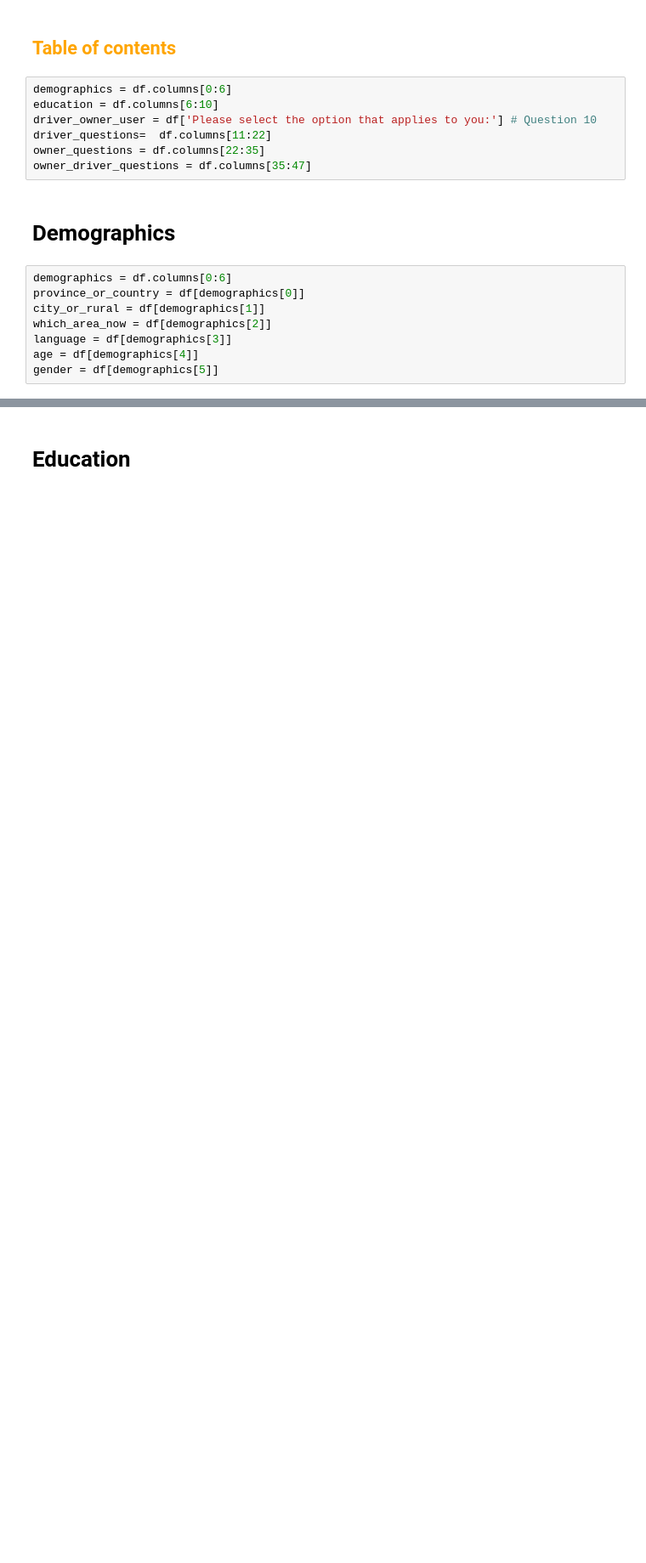
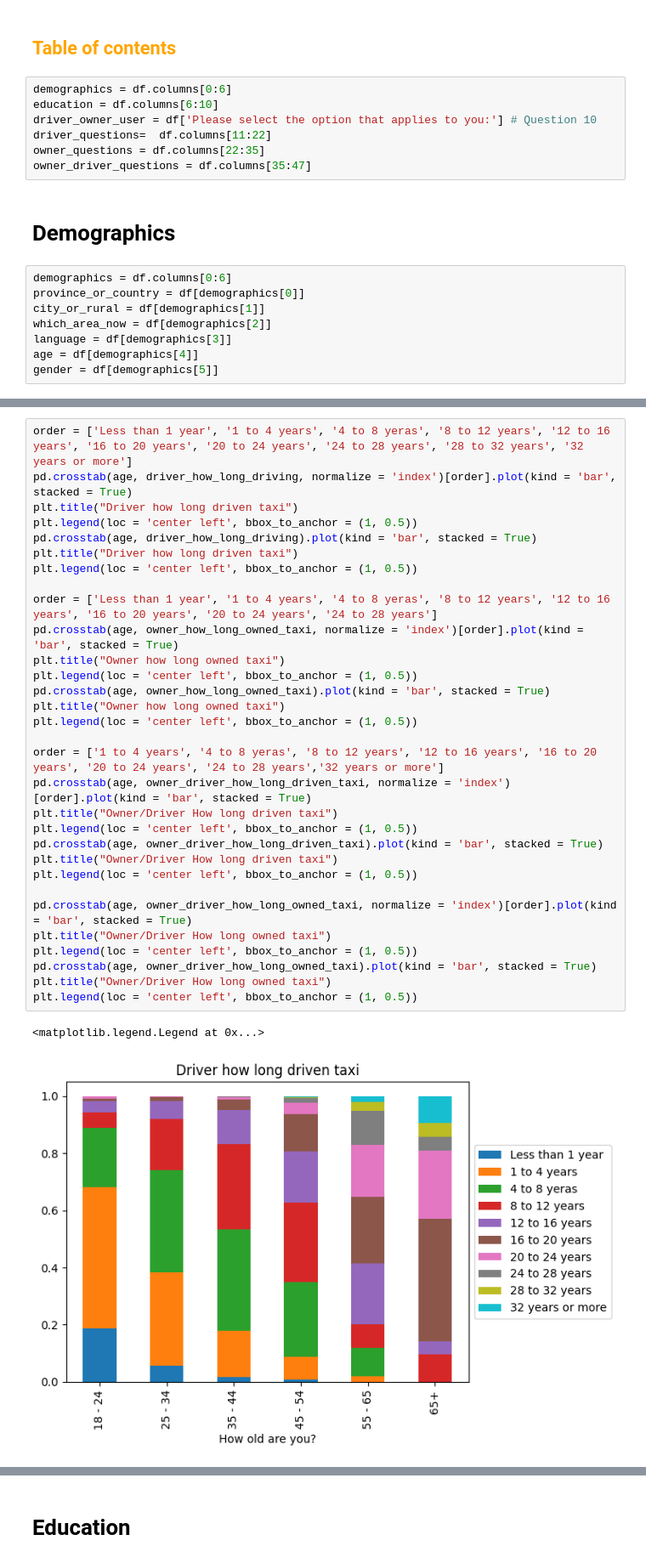
Before and after one commit to ChullEPG/taxi-survey, a Jupyter notebook: taxi_survey_explore.ipynb, the cells around one changed output, grey strips where cells are left out. Shown at 85% size. Drawn from its saved outputs; the diff is of its cells as text; blank space fills up the shorter version.

```diff
--- a/taxi_survey_explore.ipynb
+++ b/taxi_survey_explore.ipynb
@@ -67,0 +179,34 @@ pd.DataFrame(age.value_counts())
+# %%
+order = ['Less than 1 year', '1 to 4 years', '4 to 8 yeras', '8 to 12 years', '12 to 16 years', '16 to 20 years', '20 to 24 years', '24 to 28 years', '28 to 32 years', '32 years or more']
+pd.crosstab(age, driver_how_long_driving, normalize = 'index')[order].plot(kind = 'bar', stacked = True)
+plt.title("Driver how long driven taxi")
+plt.legend(loc = 'center left', bbox_to_anchor = (1, 0.5))
+pd.crosstab(age, driver_how_long_driving).plot(kind = 'bar', stacked = True)
+plt.title("Driver how long driven taxi")
+plt.legend(loc = 'center left', bbox_to_anchor = (1, 0.5))
+
+order = ['Less than 1 year', '1 to 4 years', '4 to 8 yeras', '8 to 12 years', '12 to 16 years', '16 to 20 years', '20 to 24 years', '24 to 28 years']
+pd.crosstab(age, owner_how_long_owned_taxi, normalize = 'index')[order].plot(kind = 'bar', stacked = True)
+plt.title("Owner how long owned taxi")
+plt.legend(loc = 'center left', bbox_to_anchor = (1, 0.5))
+pd.crosstab(age, owner_how_long_owned_taxi).plot(kind = 'bar', stacked = True)
+plt.title("Owner how long owned taxi")
+plt.legend(loc = 'center left', bbox_to_anchor = (1, 0.5))
+
+order = ['1 to 4 years', '4 to 8 yeras', '8 to 12 years', '12 to 16 years', '16 to 20 years', '20 to 24 years', '24 to 28 years','32 years or more']
+pd.crosstab(age, owner_driver_how_long_driven_taxi, normalize = 'index')[order].plot(kind = 'bar', stacked = True)
+plt.title("Owner/Driver How long driven taxi")
+plt.legend(loc = 'center left', bbox_to_anchor = (1, 0.5))
+pd.crosstab(age, owner_driver_how_long_driven_taxi).plot(kind = 'bar', stacked = True)
+plt.title("Owner/Driver How long driven taxi")
+plt.legend(loc = 'center left', bbox_to_anchor = (1, 0.5))
+
+pd.crosstab(age, owner_driver_how_long_owned_taxi, normalize = 'index')[order].plot(kind = 'bar', stacked = True)
+plt.title("Owner/Driver How long owned taxi")
+plt.legend(loc = 'center left', bbox_to_anchor = (1, 0.5))
+pd.crosstab(age, owner_driver_how_long_owned_taxi).plot(kind = 'bar', stacked = True)
+plt.title("Owner/Driver How long owned taxi")
+plt.legend(loc = 'center left', bbox_to_anchor = (1, 0.5))
+# %% [output]
+<matplotlib.legend.Legend at 0x...>
+[figure, added]
```
Also changed, not shown: parts of 40 cells of this notebook.
